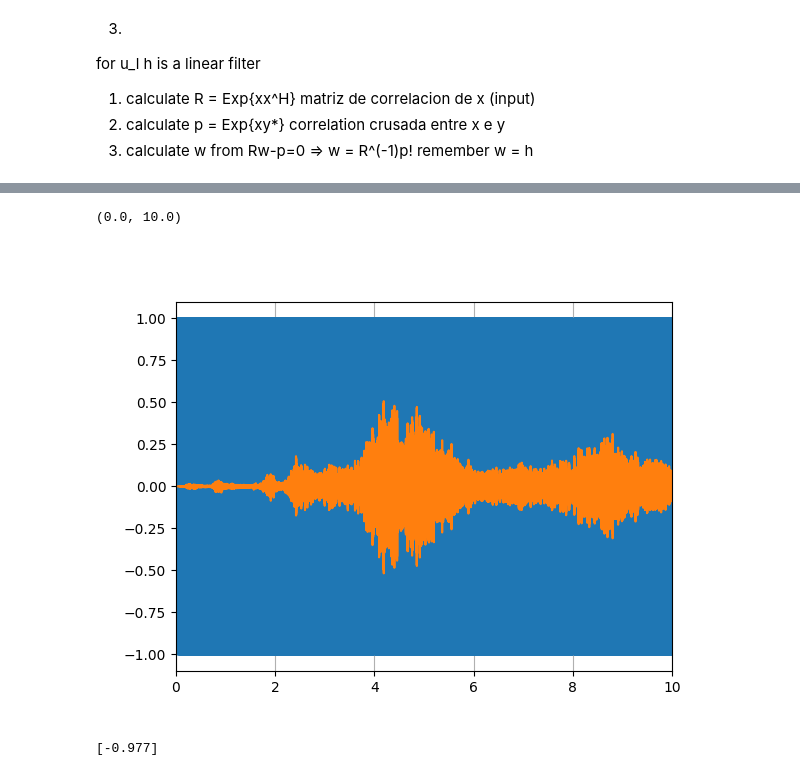
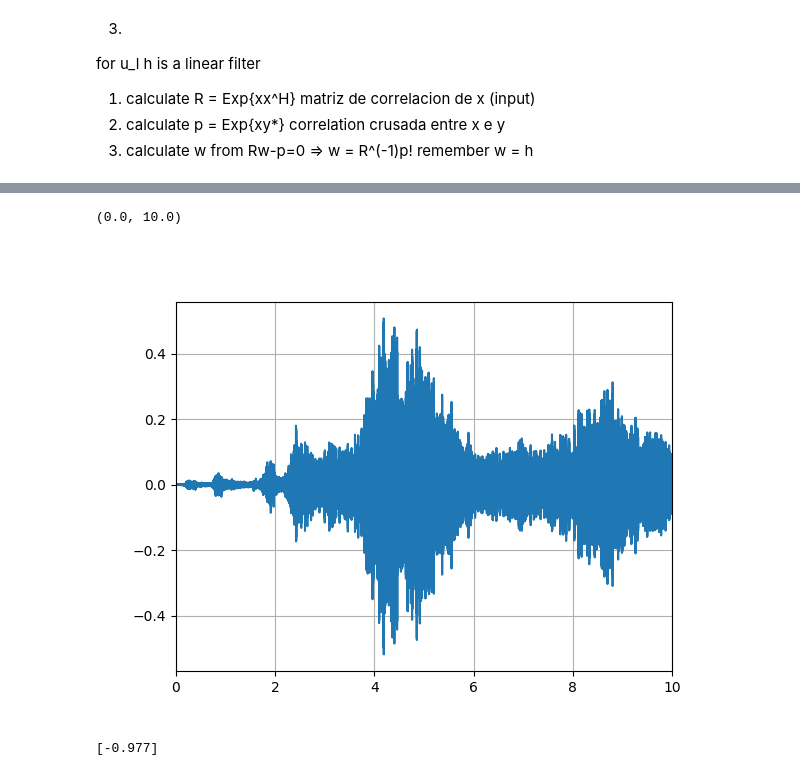
Before and after one commit to CocoMZ/TP2, a Jupyter notebook: main.ipynb, the cells around one changed output, grey strips where cells are left out. Cells and saved outputs as stored; diff of their text form; code cells hidden in the pictures.

```diff
--- a/main.ipynb
+++ b/main.ipynb
@@ -167,9 +172,9 @@ done
 # %%
 plt.figure()
-plt.plot(t,x_full)
+# plt.plot(t,x_full)
 plt.plot(t,y_full)
 plt.grid(True)
 plt.xlim(0, duration)
 # %% [output]
 (0.0, 10.0)
-[figure, old version]
+[figure, new version]
```
Also changed, not shown: parts of 9 cells of this notebook.
